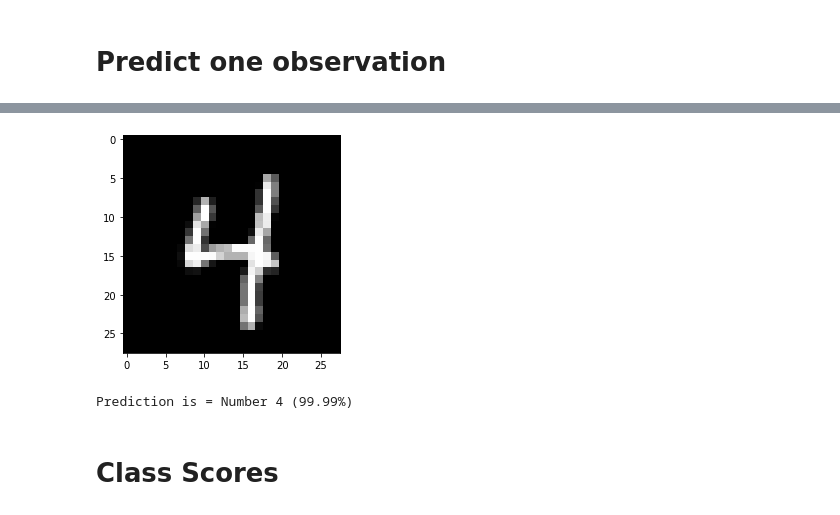
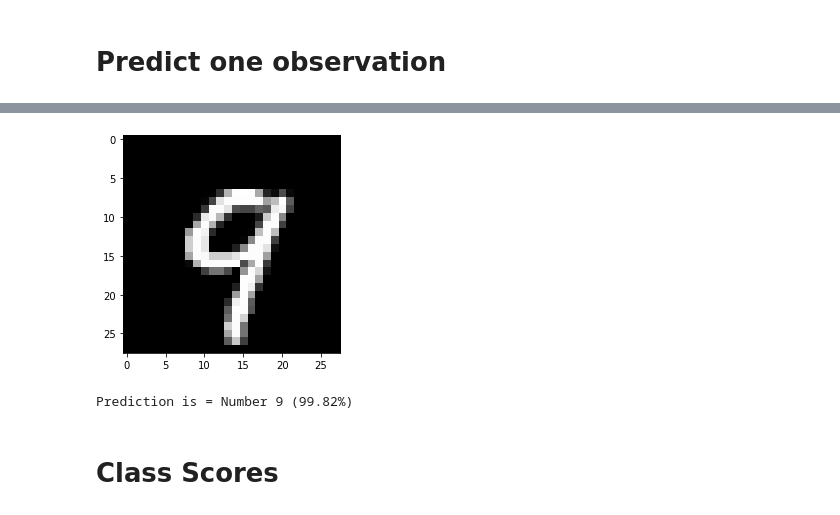
Before and after one commit to 0r4nd/HandwritingRecognition, a Jupyter notebook: notebooks/HandwritingRecognition.ipynb, the cells around one changed output, grey strips where cells are left out. Drawn from its saved outputs; the diff is of its cells as text; code cells hidden in the pictures.

```diff
--- a/notebooks/HandwritingRecognition.ipynb
+++ b/notebooks/HandwritingRecognition.ipynb
@@ -338,7 +340,7 @@ array([[6.5325336e-16, 6.6724130e-07, 6.5385684e-08, ..., 9.9994528e-01,
 # %% [markdown]
 # Predict one observation
 # %%
-label = 19
+label = 12
 
 predicted = list(model.predict(np.array([X_test_scaled[label]]))[0])
 #print("prediction table:", predicted)
@@ -351,5 +354,5 @@ print("Prediction is =", predicted_label, f"({max(predicted)*100:.2f}%)")
-[figure, old version]
+[figure, new version]
-Prediction is = Number 4 (99.99%)
+Prediction is = Number 9 (99.82%)
 # %% [markdown]
 # Class Scores
 # %%
```
Also changed, not shown: parts of 7 cells of this notebook.
